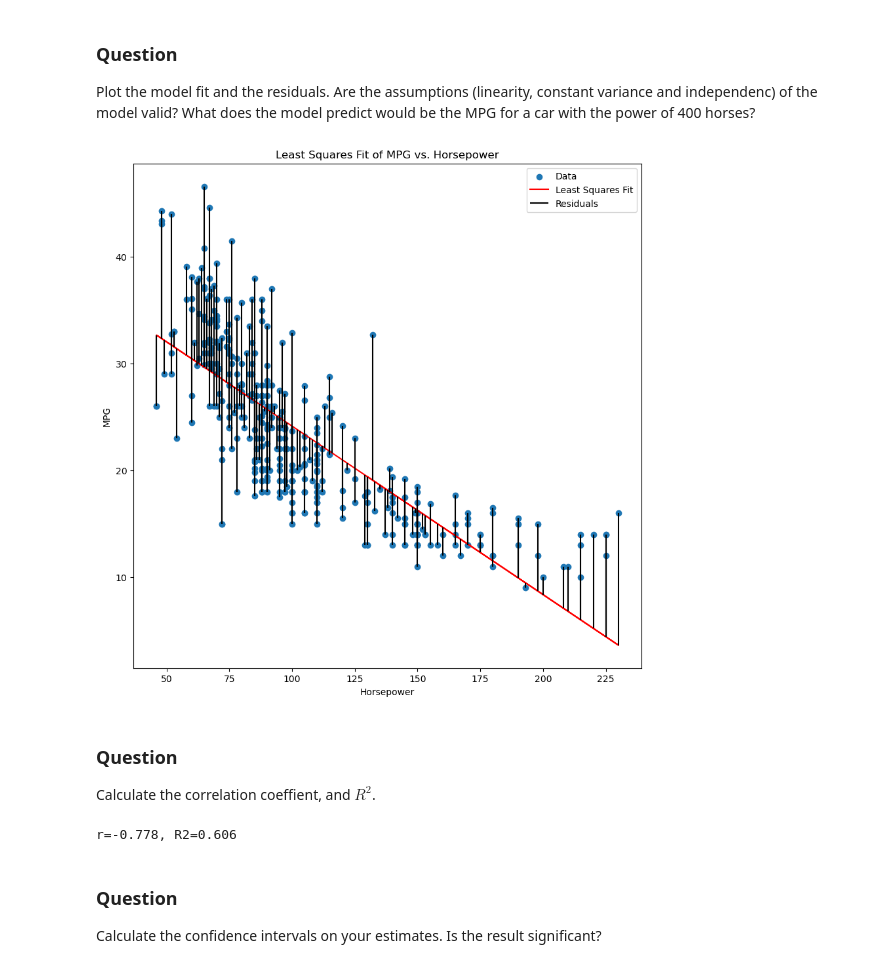
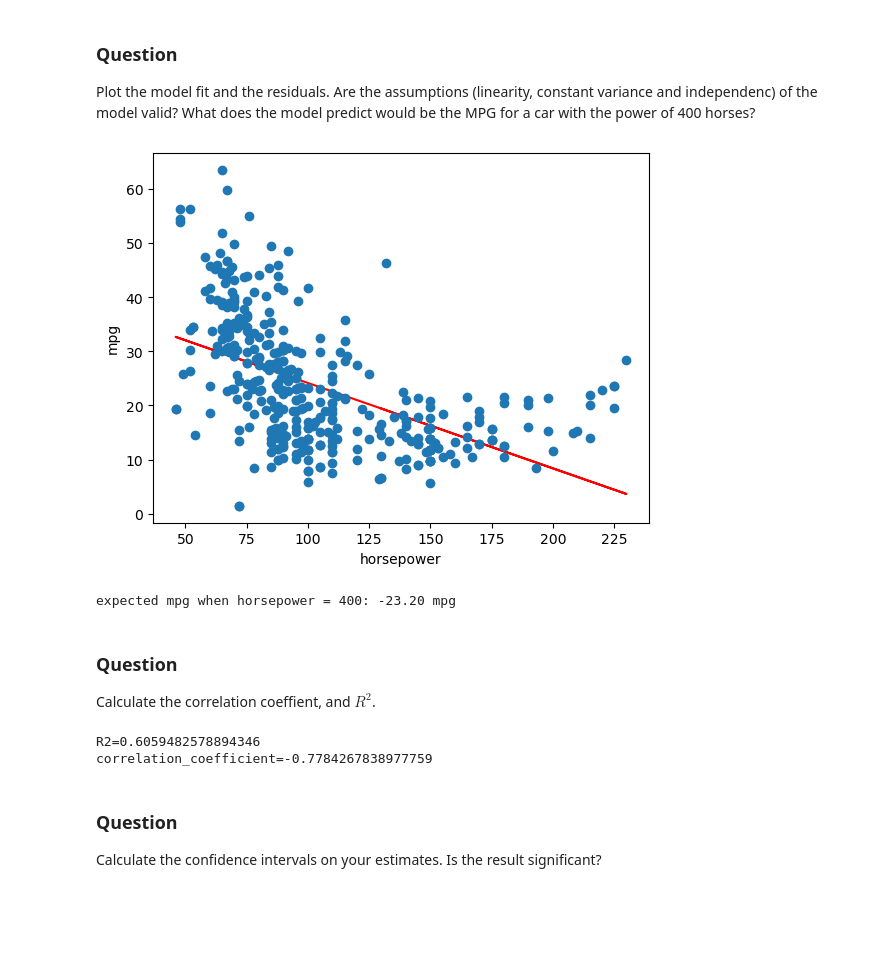
Before and after one commit to Rysias/aas-extended-examples, a Jupyter notebook: example-2/example-2-questions-JHR.ipynb, the cells around one changed output. Drawn from its saved outputs; the diff is of its cells as text; code cells hidden in the pictures; blank space fills up the shorter version.

```diff
--- a/example-2/example-2-questions-JHR.ipynb
+++ b/example-2/example-2-questions-JHR.ipynb
@@ -70,35 +63,37 @@ residual_mpg = y - expected_MPG
+# %%
+y_hat = alpha_hat + beta_hat * x
+residuals = y - y_hat
 # %% [markdown]
 ### Question
 
 Plot the model fit and the residuals. Are the assumptions (linearity, constant variance and independenc) of the model valid? What does the model predict would be the MPG for a car with the power of 400 horses?
-# %%
-# Plot fit and residuals #
-fig = plt.figure(figsize=(10, 10))
-ax = fig.add_subplot(111)
-ax.scatter(x, y, label="Data")
-ax.plot(x, expected_MPG, color="red", label="Least Squares Fit")
-ax.vlines(x, y, expected_MPG, color="black", label="Residuals")
-ax.set_xlabel("Horsepower")
-ax.set_ylabel("MPG")
-ax.set_title("Least Squares Fit of MPG vs. Horsepower")
-ax.legend()
-plt.show()
-# %% [output]
-[figure, removed]
+# %%
+# plot line for y_hat
+plt.plot(x, y_hat, 'r-')
+# add residuals to plot
+plt.plot(x, y + residuals, 'o')
+plt.xlabel("horsepower")
+plt.ylabel("mpg")
+plt.show()
+# %% [output]
+[figure, added]
+# %%
+# expected mpg when horsepower = 400
+print(f"expected mpg when horsepower = 400: {alpha_hat + beta_hat * 400:.2f} mpg")
+# %% [output]
+expected mpg when horsepower = 400: -23.20 mpg
 # %% [markdown]
 ### Question
 
 Calculate the correlation coeffient, and $R^{2}$.
-# %%
-# calculate correlation #
-r = np.corrcoef(x, y)[0, 1]
-
-# Calculate R^2 #
-R2 = r ** 2
-
-print(f"{r=:.3f}, {R2=:.3f}")
-# %% [output]
-r=-0.778, R2=0.606
+# %%
+correlation_coefficient = np.corrcoef(x, y)[0, 1]
+R2 = correlation_coefficient ** 2
+print(f"{R2=}")
+print(f"{correlation_coefficient=}")
+# %% [output]
+R2=0.6059482578894346
+correlation_coefficient=-0.7784267838977759
 # %% [markdown]
 ### Question
 
```
Also changed, not shown: parts of 9 cells of this notebook, 1 other file.
